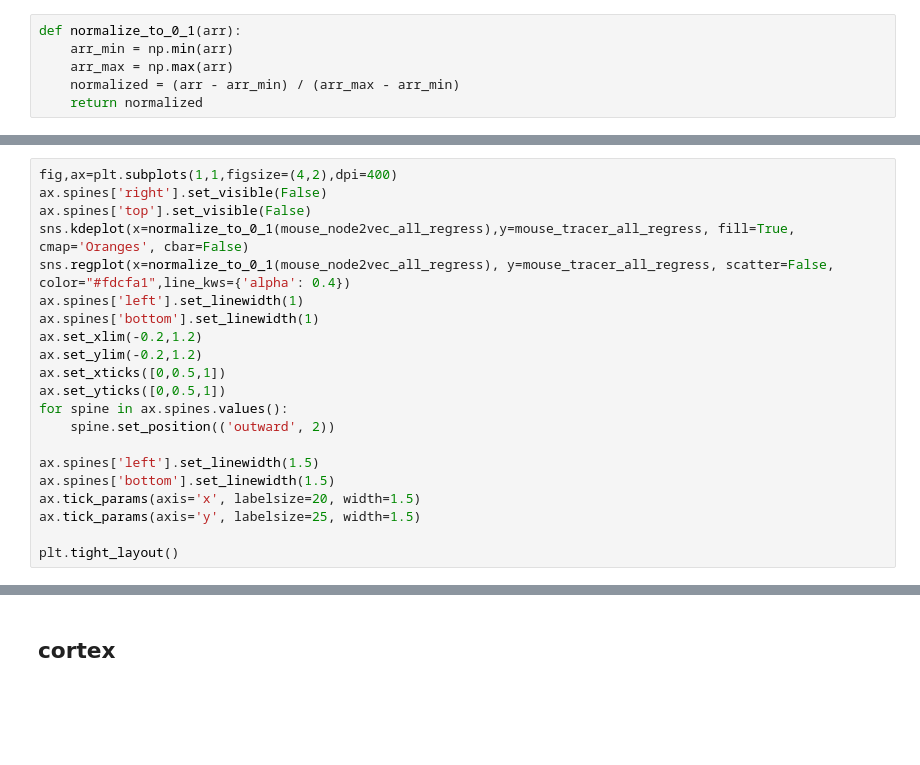
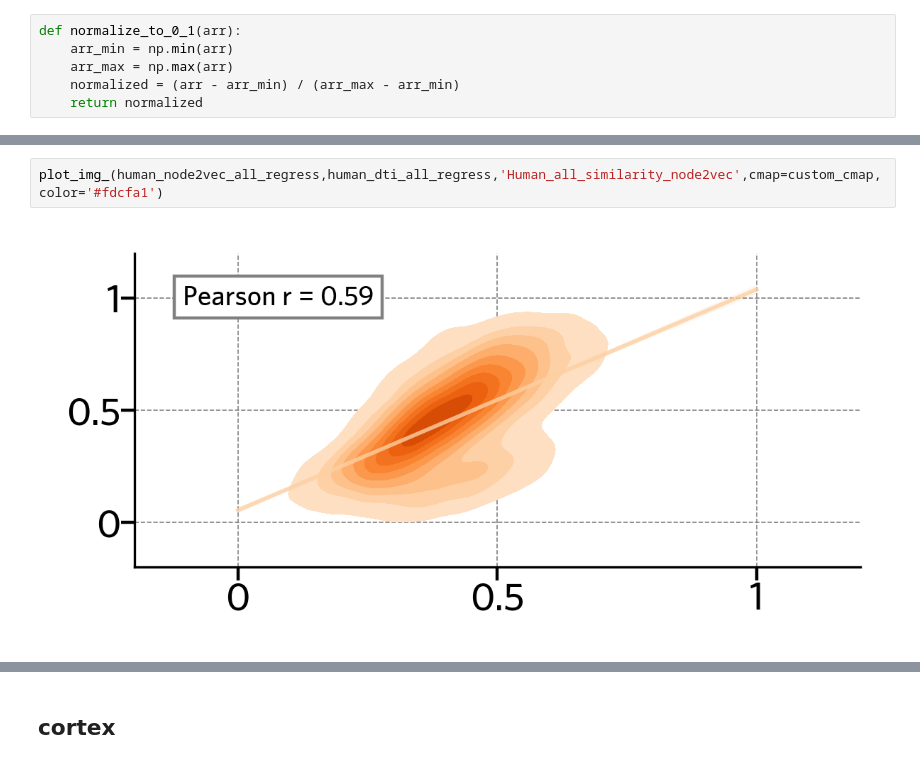
Before and after one commit to tyzhang97/transbrain, a Jupyter notebook: notebook/Graphembedding_analysis/node2vec_.ipynb, the cells around one changed output, grey strips where cells are left out. Cells and saved outputs as stored; diff of their text form; blank space fills up the shorter version.

```diff
--- a/notebook/Graphembedding_analysis/node2vec_.ipynb
+++ b/notebook/Graphembedding_analysis/node2vec_.ipynb
@@ -429,21 +406,0 @@ plt.tight_layout()
-# %%
-fig,ax=plt.subplots(1,1,figsize=(4,2),dpi=400)
-ax.spines['right'].set_visible(False)
-ax.spines['top'].set_visible(False)
-sns.kdeplot(x=normalize_to_0_1(mouse_node2vec_all_regress),y=mouse_tracer_all_regress, fill=True, cmap='Oranges', cbar=False)
-sns.regplot(x=normalize_to_0_1(mouse_node2vec_all_regress), y=mouse_tracer_all_regress, scatter=False, color="#fdcfa1",line_kws={'alpha': 0.4})
-ax.spines['left'].set_linewidth(1)
-ax.spines['bottom'].set_linewidth(1)
-ax.set_xlim(-0.2,1.2)
-ax.set_ylim(-0.2,1.2)
-ax.set_xticks([0,0.5,1])
-ax.set_yticks([0,0.5,1])
-for spine in ax.spines.values():
-    spine.set_position(('outward', 2))
-
-ax.spines['left'].set_linewidth(1.5)
-ax.spines['bottom'].set_linewidth(1.5)
-ax.tick_params(axis='x', labelsize=20, width=1.5)
-ax.tick_params(axis='y', labelsize=25, width=1.5)
-
-plt.tight_layout()
@@ -451,0 +474,4 @@ plt.tight_layout()
+# %%
+plot_img_(human_node2vec_all_regress,human_dti_all_regress,'Human_all_similarity_node2vec',cmap=custom_cmap,color='#fdcfa1')
+# %% [output]
+[figure, added]
```
Also changed, not shown: parts of 39 cells of this notebook, 19 other files.
